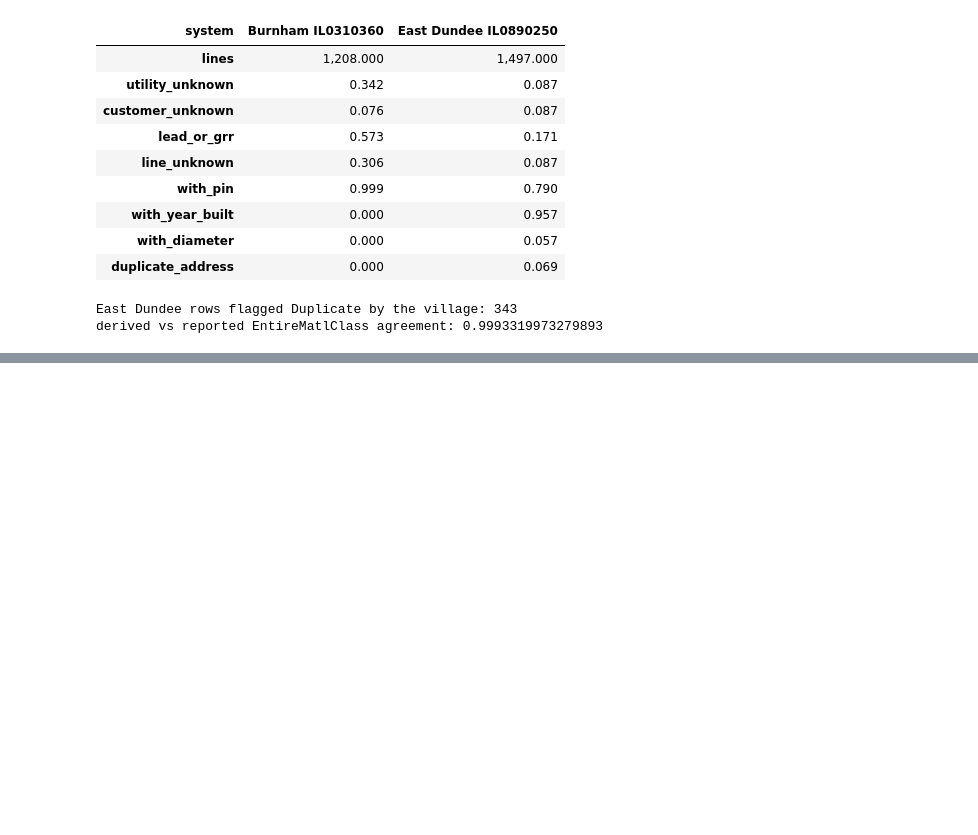
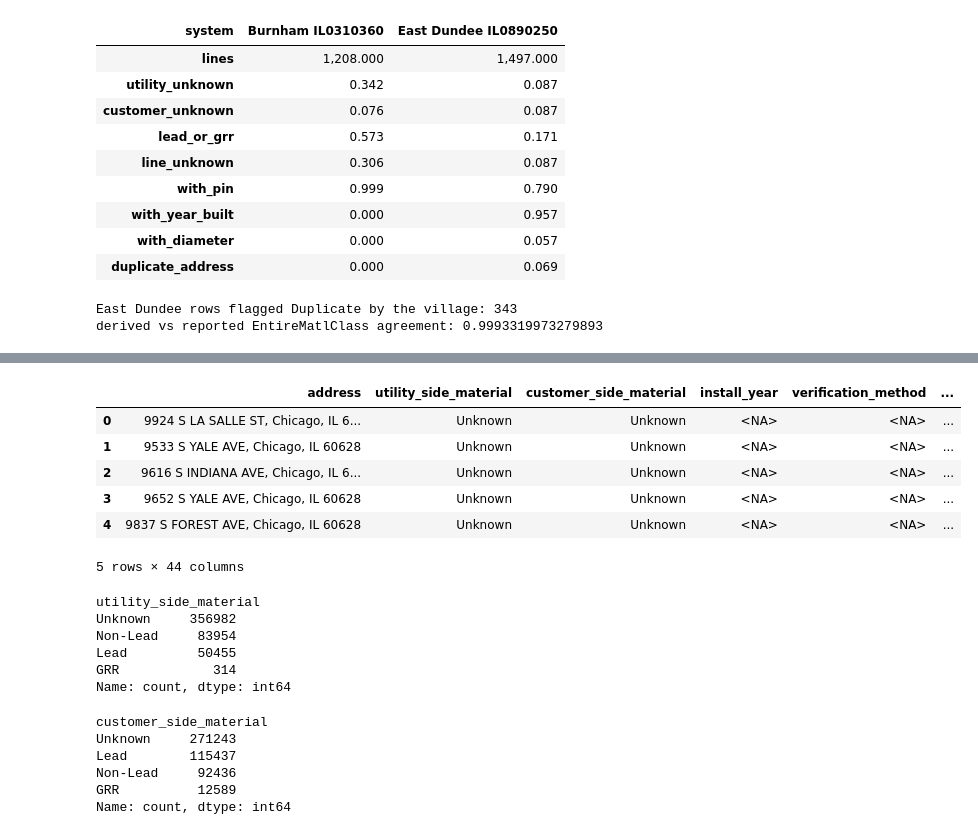
Before and after one commit to prad101/lead-line-lens, a Jupyter notebook: notebooks/01_audit.ipynb, the cells around one changed output, grey strips where cells are left out. Saved outputs shown, nothing was run; the diff lists cells and outputs as text; code cells hidden in the pictures; blank space fills up the shorter version.

```diff
--- a/notebooks/01_audit.ipynb
+++ b/notebooks/01_audit.ipynb
@@ -248,0 +271,28 @@ derived vs reported EntireMatlClass agreement: 0.9993319973279893
+# %%
+df.head()
+# %% [output]
+|  | address | utility_side_material | customer_side_material | install_year | verification_method | ... |
+| 0 | 9924 S LA SALLE ST, Chicago, IL 6... | Unknown | Unknown | <NA> | <NA> | ... |
+| 1 | 9533 S YALE AVE, Chicago, IL 60628 | Unknown | Unknown | <NA> | <NA> | ... |
+| 2 | 9616 S INDIANA AVE, Chicago, IL 6... | Unknown | Unknown | <NA> | <NA> | ... |
+| 3 | 9652 S YALE AVE, Chicago, IL 60628 | Unknown | Unknown | <NA> | <NA> | ... |
+| 4 | 9837 S FOREST AVE, Chicago, IL 60628 | Unknown | Unknown | <NA> | <NA> | ... |
+5 rows × 44 columns
+# %%
+df["utility_side_material"].value_counts(dropna=False)
+# %% [output]
+utility_side_material
+Unknown     356982
+Non-Lead     83954
+Lead         50455
+GRR            314
+Name: count, dtype: int64
+# %%
+df["customer_side_material"].value_counts(dropna=False)
+# %% [output]
+customer_side_material
+Unknown     271243
+Lead        115437
+Non-Lead     92436
+GRR          12589
+Name: count, dtype: int64
```
Also changed, not shown: parts of 6 cells of this notebook, 1 other file.
